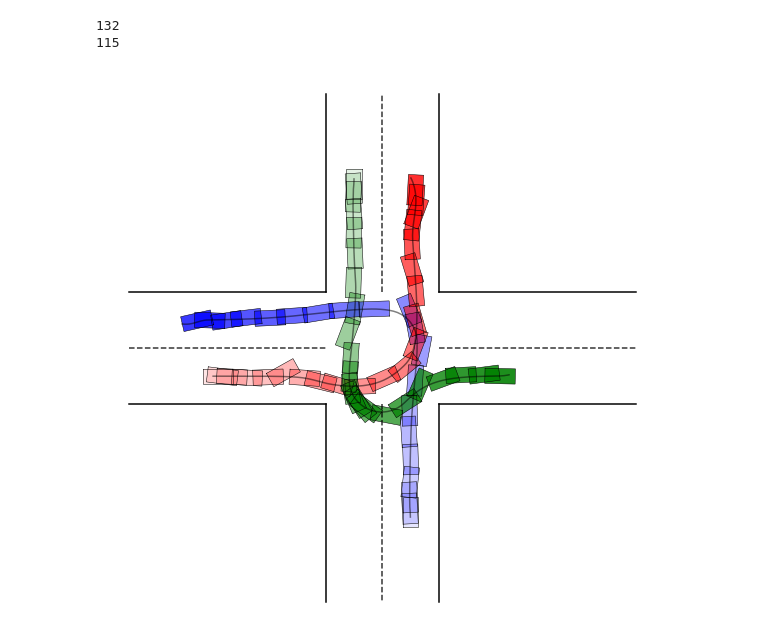
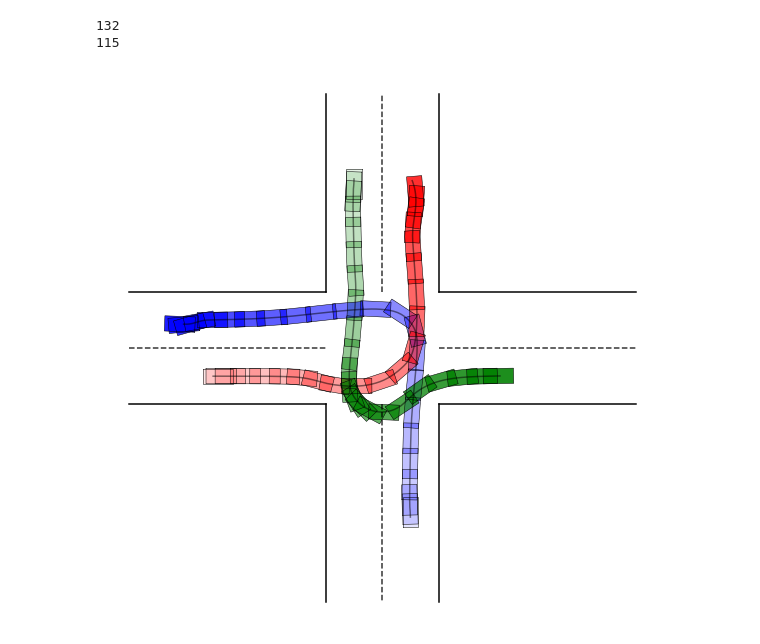
Before and after one commit to Gd732/iLQR_multiagent, a Jupyter notebook: iLQR_multiagent_agv/multiAgentSimulatorv3bk.ipynb, the cells around one changed output. Cells and saved outputs as stored; diff of their text form; code cells hidden in the pictures.

```diff
--- a/iLQR_multiagent_agv/multiAgentSimulatorv3bk.ipynb
+++ b/iLQR_multiagent_agv/multiAgentSimulatorv3bk.ipynb
@@ -709,9 +715,12 @@ plt.legend(loc='center left', bbox_to_anchor=(1.05, 0.5))
 132
 115
 # %%
-agent1_states = masim.agent1_states_short.copy()
-agent2_states = masim.agent2_states_short.copy()
-agent3_states = masim.agent3_states_short.copy()
+# agent1_states = masim.agent1_states_short.copy()
+# agent2_states = masim.agent2_states_short.copy()
+# agent3_states = masim.agent3_states_short.copy()
+agent1_states = masim.agent1_states_long.copy()
+agent2_states = masim.agent2_states_long.copy()
+agent3_states = masim.agent3_states_long.copy()
 X = [list(np.array(agent1_states)[:, 0]), list(np.array(agent2_states)[:, 0]),
                                   list(np.array(agent3_states)[:, 0])]
 Y = [list(np.array(agent1_states)[:, 1]), list(np.array(agent2_states)[:, 1]),
@@ -749,37 +758,36 @@ def visualize_frame(X, Y, YAW, interval, ox = [], oy = [], frame_type='long'):
     plt.cla()
     plt.plot(ox, oy, "sk")
     plt.plot([0, 35], [-10, -10], color='black')
     plt.plot([55, 90], [-10, -10], color='black')
     plt.plot([45, 45], [10, 45], color='black', linestyle='--', alpha=0.8)
     plt.plot([0, 35], [10, 10], color='black')
     plt.plot([55, 90], [10, 10], color='black')
     plt.plot([45, 45], [-10, -45], color='black', linestyle='--', alpha=0.8)
     plt.plot([35, 35], [-10, -45], color='black')
     plt.plot([55, 55], [-10, -45], color='black')
     plt.plot([0, 35], [0, 0], color='black', linestyle='--', alpha=0.8)
     plt.plot([55, 55], [10, 45], color='black')
     plt.plot([35, 35], [10, 45], color='black')
     plt.plot([55, 90], [0, 0], color='black', linestyle='--', alpha=0.8)
     for idx_car, (x, y, yaw) in enumerate(zip(X, Y, YAW)):
-        plt.plot(long_states[idx_car][:-10, 0], long_states[idx_car][:-10, 1], linewidth=1.5, color="black", label='Agent '+str(idx_car+1), alpha=0.5)
+        plt.plot(long_states[idx_car][:-15, 0], long_states[idx_car][:-15, 1], linewidth=1.5, color="black", label='Agent '+str(idx_car+1), alpha=0.5)
 
     for k in range(len(X[0])-14):
         if (k) % interval == 0:
             idx_car = 0
             for idx, (x, y, yaw)in enumerate(zip(X, Y, YAW)):
-                if idx_car == 0 and k > 120:
+                if idx_car == 0 and k > 124:
                     idx_car += 1
                     continue
-                if idx_car == 1 and k > 117:
+                if idx_car == 1 and k > 140:
                     idx_car += 1
                     continue
                 draw_car(x[k], y[k], yaw[k], alpha=0.1+0.9*k/len(X[0]), color=colors[idx_car])
                 idx_car += 1
 
     plt.axis("equal")
     plt.axis("off")
     plt.show()
+visualize_frame(X, Y, YAW, 6)
+# %% [output]
+[figure, added]
-# %%
-visualize_frame(X, Y, YAW, 6)
-# %% [output]
-[figure, removed]
```
Also changed, not shown: parts of 4 cells of this notebook, 3 other files.
